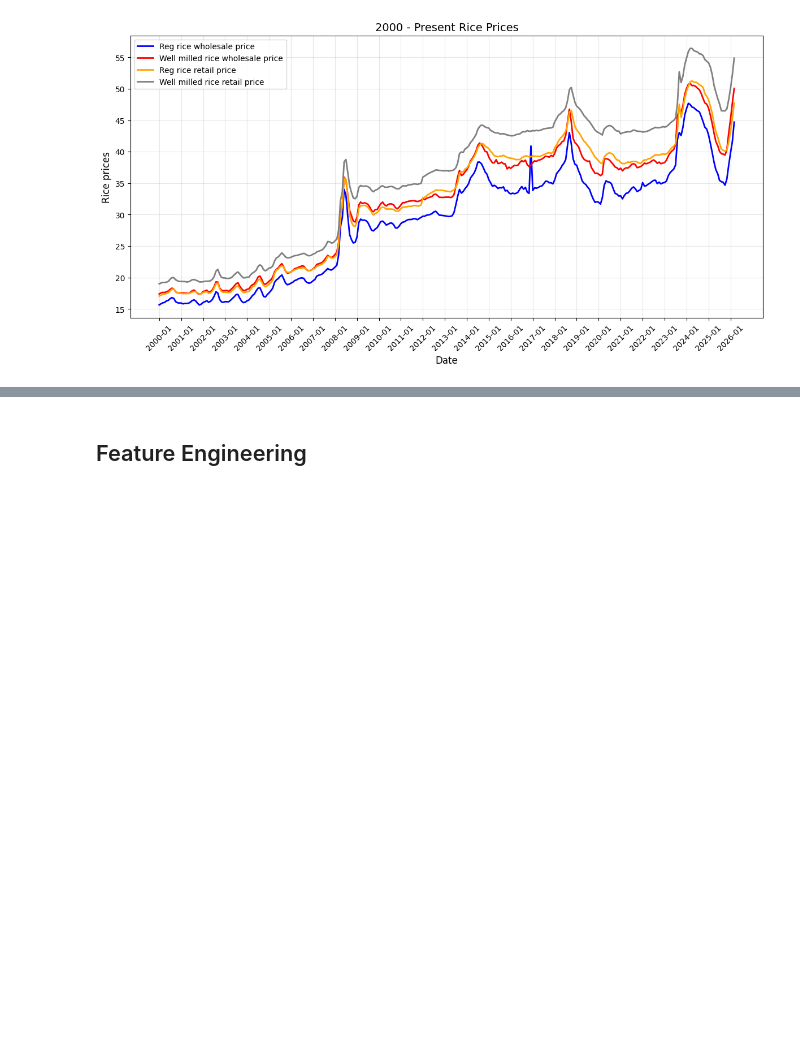
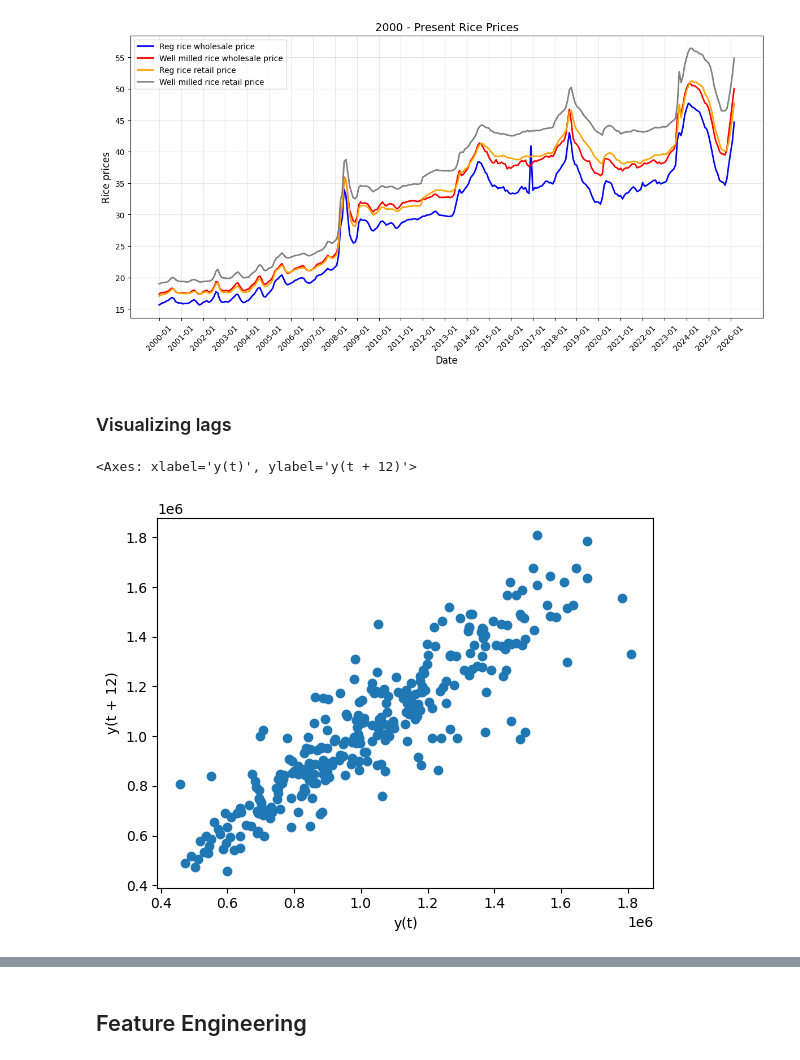
Before and after one commit to emmanresu/Thesis-Keras, a Jupyter notebook: rice_stocks.ipynb, the cells around one changed output, grey strips where cells are left out. Drawn from its saved outputs; the diff is of its cells as text; code cells hidden in the pictures; blank space fills up the shorter version.

Commit message:
added visualization of lag features

```diff
--- a/rice_stocks.ipynb
+++ b/rice_stocks.ipynb
@@ -640,3 +632,11 @@ data = data.drop(columns=['date'])
 plt.show()
 # %% [output]
 [figure]
+# %% [markdown]
+### Visualizing lags
+# %%
+''' lag = number of month lagged '''
+lag_plot(data['stock_household'], lag=12)
+# %% [output]
+<Axes: xlabel='y(t)', ylabel='y(t + 12)'>
+[figure, added]
```
Also changed, not shown: parts of 4 cells of this notebook.
